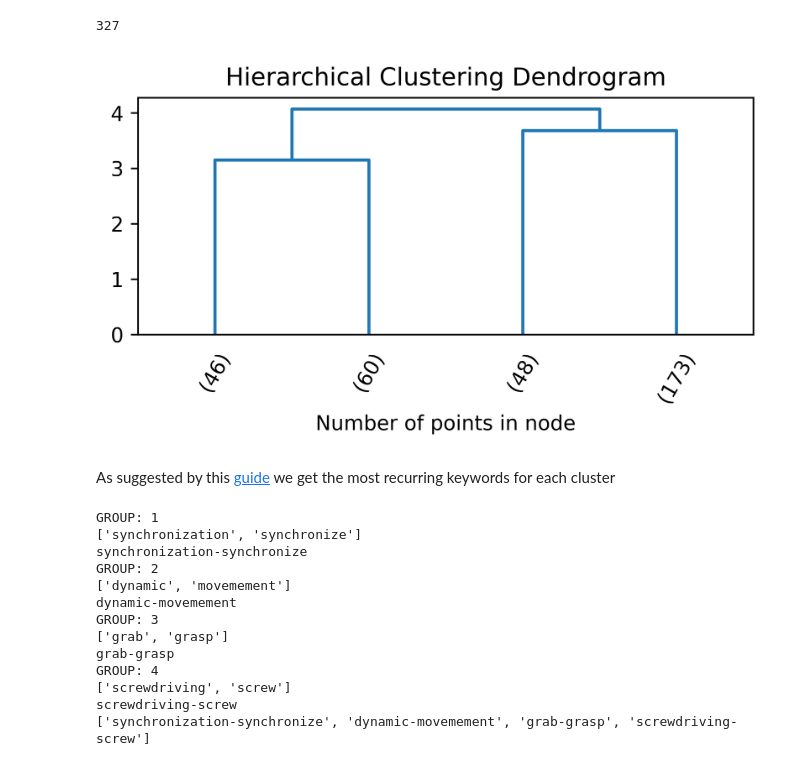
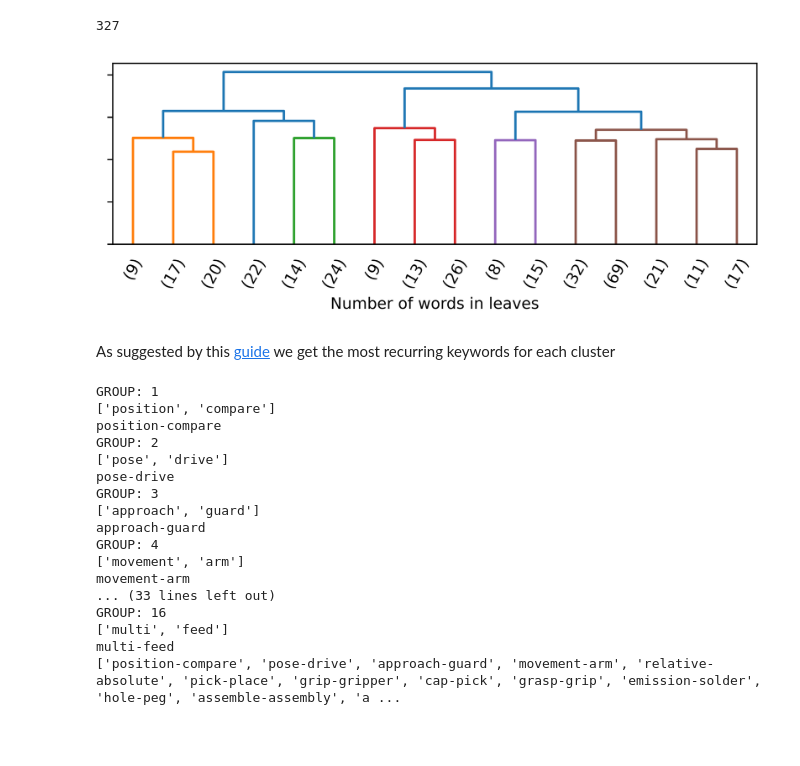
Before and after one commit to teiband/industrial-skill-review, a Jupyter notebook: src/taxonomySearch/hierarchicalClustering.ipynb, the cells around one changed output. Saved outputs shown, nothing was run; the diff lists cells and outputs as text; code cells hidden in the pictures; blank space fills up the shorter version.

```diff
--- a/src/taxonomySearch/hierarchicalClustering.ipynb
+++ b/src/taxonomySearch/hierarchicalClustering.ipynb
@@ -58,7 +61,7 @@ from sentence_transformers import SentenceTransformer
 # initialize sentence transformer model
 #model = SentenceTransformer('bert-base-nli-mean-tokens') #this is outdated: https://huggingface.co/sentence-transformers/bert-base-nli-mean-tokens
 # info: https://www.sbert.net/docs/pretrained_models.html
-model = SentenceTransformer('all-mpnet-base-v2') # SentenceTransformer('all-mpnet-base-v2')
+model = SentenceTransformer('sentence-transformers/all-mpnet-base-v2') # SentenceTransformer('all-mpnet-base-v2')
 sentence_embeddings = model.encode(defSing)
 print(sentence_embeddings.shape)
 # %% [output]
@@ -77,7 +80,7 @@ from sklearn.cluster import AgglomerativeClustering
 dataset = sentence_embeddings
 
 # setting distance_threshold=0 ensures we compute the full tree.
-model = AgglomerativeClustering(distance_threshold=0, n_clusters=None)
+model = AgglomerativeClustering(linkage="ward", distance_threshold=0, n_clusters=None, affinity="euclidean")
 
 model = model.fit(dataset)
 
@@ -107,40 +110,42 @@ def plot_dendrogram(model, **kwargs):
                 current_count += counts[child_idx - n_samples]
         counts[i] = current_count
 
     linkage_matrix = np.column_stack(
         [model.children_, model.distances_, counts]
     ).astype(float)
 
     # Plot the corresponding dendrogram
     dendo = dendrogram(linkage_matrix, **kwargs)
 
     return linkage_matrix, dendo
 
-plt.figure(figsize=(3240/600, 1280/600), dpi=600)
-plt.title("Hierarchical Clustering Dendrogram")
+fig, ax = plt.subplots(figsize=(4440/600, 1280/600), dpi=600)
+#plt.figure(figsize=(3240/600, 1280/600), dpi=600)
+#plt.title("Hierarchical Clustering Dendrogram")
+ax.axes.xaxis.set_ticklabels([])
+ax.axes.yaxis.set_ticklabels([])
 # plot the top three levels of the dendrogram
 
-# 8 with push-force
-p = 5
+p = 16
 linkageMatrix, dendoPlot = plot_dendrogram(model, truncate_mode="lastp", p=p, leaf_rotation=60.,leaf_font_size=10.)
 #linkageMatrix, dendoPlot = plot_dendrogram(model, leaf_rotation=60.,leaf_font_size=3.)
-plt.xlabel("Number of points in node")
+plt.xlabel("Number of words in leaves")
 plt.savefig('D:/1. Papers/4. MyPapers/6_(20210609) Skill taxonomy/figures/denogrammClusteringRaw.png', dpi=600, bbox_inches = 'tight')
-plt.savefig('D:/1. Papers/4. MyPapers/6_(20210609) Skill taxonomy/figures/knnClusteringWords.svg', dpi=600, bbox_inches = 'tight')
+plt.savefig('D:/1. Papers/4. MyPapers/6_(20210609) Skill taxonomy/figures/denogrammClusteringRaw.pgf', dpi=600, bbox_inches = 'tight')
 #print(dendoPlot["leaves"])
 
 label = fcluster(linkageMatrix, p, criterion='maxclust')
 
 #print(label)
 
 d = {'primitive': defSing, 'label':label}
 #print(d)
 
 hierarchies = pd.DataFrame(d)
 
 #print(hierarchies)
 # %% [output]
-[figure, old version]
+[figure, new version]
 # %% [markdown]
 As suggested by this [guide](https://towardsdatascience.com/keyword-extraction-with-bert-724efca412ea) we get the most recurring keywords for each cluster
 # %%
@@ -153,6 +158,7 @@ from sklearn.cluster import AgglomerativeClustering
 from sklearn.feature_extraction.text import CountVectorizer
 from sentence_transformers import SentenceTransformer
 from sklearn.metrics.pairwise import cosine_similarity
+from sklearn.metrics.pairwise import euclidean_distances
 
 # group by "X" column
 groups = hierarchies.groupby('label')
@@ -173,7 +179,7 @@ for i in keys:
     count = CountVectorizer(ngram_range=n_gram_range, stop_words = stop_words).fit(groups.get_group(i)['primitive'])
     candidates = count.get_feature_names()
 
-    model = SentenceTransformer('all-mpnet-base-v2')
+    model = SentenceTransformer('sentence-transformers/all-mpnet-base-v2')
     doc_embedding = model.encode(groups.get_group(i)['primitive'].to_list())
     candidate_embeddings = model.encode(candidates)
 
@@ -195,15 +201,19 @@ for i in keys:
 print(labels)
 # %% [output]
 GROUP: 1
-['synchronization', 'synchronize']
-synchronization-synchronize
+['position', 'compare']
+position-compare
 GROUP: 2
-['dynamic', 'movemement']
-dynamic-movemement
+['pose', 'drive']
+pose-drive
 GROUP: 3
-['grab', 'grasp']
-grab-grasp
+['approach', 'guard']
+approach-guard
 GROUP: 4
-['screwdriving', 'screw']
-screwdriving-screw
-['synchronization-synchronize', 'dynamic-movemement', 'grab-grasp', 'screwdriving-screw']
+['movement', 'arm']
+movement-arm
+... (33 lines left out)
+GROUP: 16
+['multi', 'feed']
+multi-feed
+['position-compare', 'pose-drive', 'approach-guard', 'movement-arm', 'relative-absolute', 'pick-place', 'grip-gripper', 'cap-pick', 'grasp-grip', 'emission-solder', 'hole-peg', 'assemble-assembly', 'a ...
```
Also changed, not shown: parts of 4 cells of this notebook, 1 other file.
